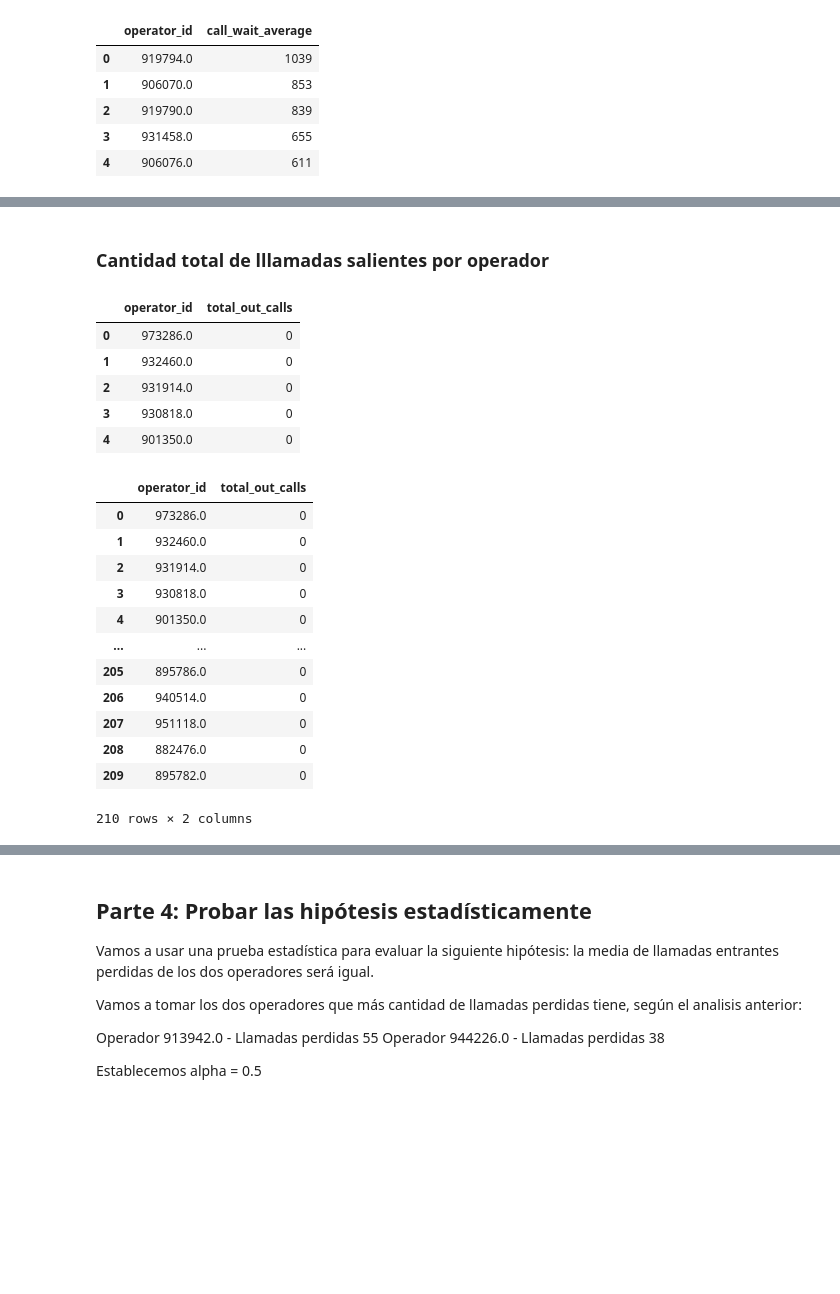
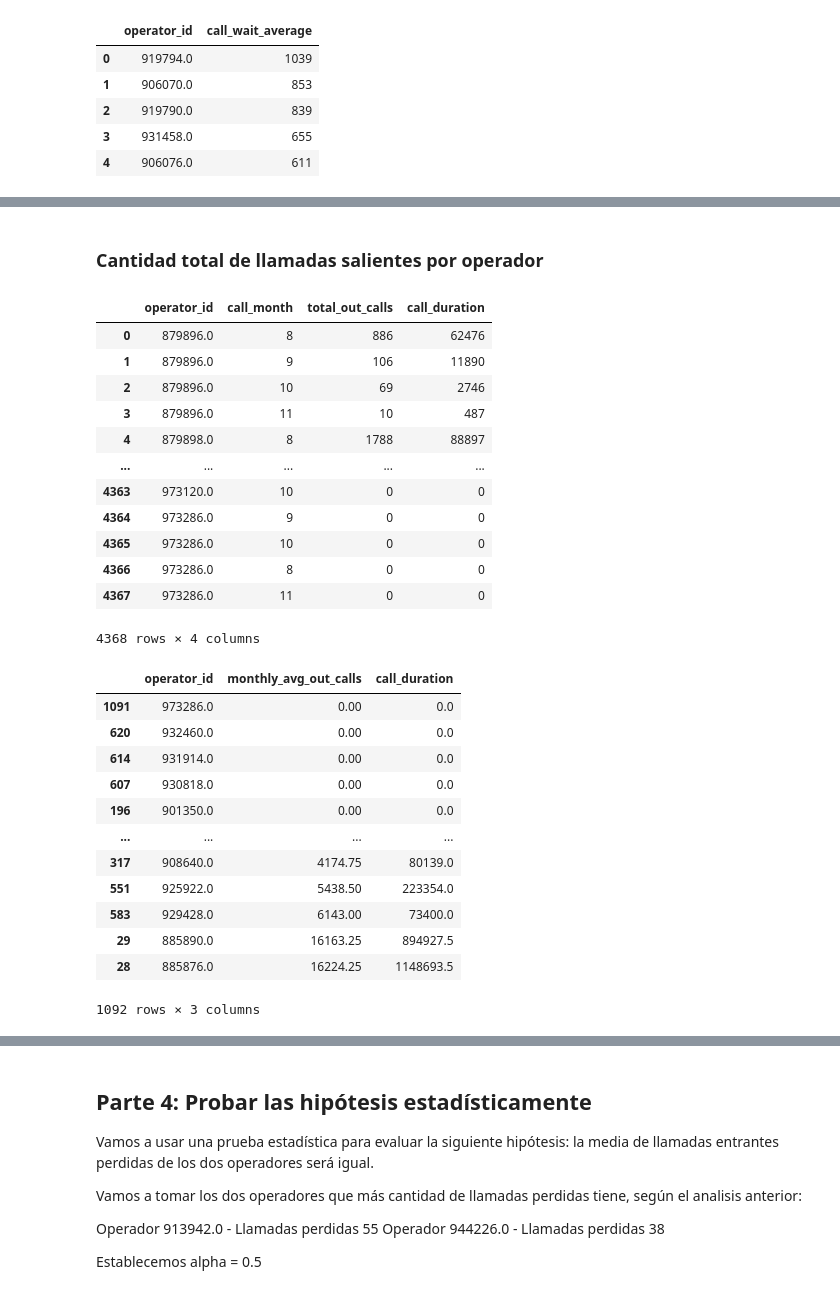
Before and after one commit to melissacarvajal/TripleTen-Final-Project, a Jupyter notebook: EDA Telecomunicaciones/Proyecto Final - CallMeMaybe.ipynb, the cells around one changed output, grey strips where cells are left out. Cells and saved outputs as stored; diff of their text form; code cells hidden in the pictures; blank space fills up the shorter version.

Commit message:
finishing touches to CallMeMaybe Notebook

```diff
--- a/EDA Telecomunicaciones/Proyecto Final - CallMeMaybe.ipynb
+++ b/EDA Telecomunicaciones/Proyecto Final - CallMeMaybe.ipynb
@@ -250,6 +233,10 @@ Valores ausentes en la columna operator_id:
 | 53893 | 168606 | 2019-11-08 00:00:00+03:00 | in | False | NaN | True | 6 | 0 | ... |
 | 53901 | 168606 | 2019-11-19 00:00:00+03:00 | in | False | NaN | True | 2 | 0 | ... |
 8172 rows × 10 columns
+# %%
+# eliminanos los valores ausentes de la columna 'internal'
+
+telecom_dataset = telecom_dataset.dropna(subset='internal')
 # %%
 # valores duplicados
 
@@ -398,39 +486,55 @@ plt.show()
 # %% [markdown]
-### Cantidad total de lllamadas salientes por operador
+### Cantidad total de llamadas salientes por operador
 # %%
-# Para cada operador, encuentra la cantidad total de llamdas salientes. Utiliza método groupby()
+# Para cada operador, encuentra la cantidad total de llamdas salientes cada mes. Utiliza método groupby()
 
-out_calls_total = (
+telecom_dataset['call_month'] = telecom_dataset['date_only'].dt.month
+
+out_calls_total_per_moth = (
     telecom_dataset[telecom_dataset['direction'] == 'out']
-    .groupby('operator_id').agg({'calls_count':'sum'})
-    .sort_values(by='calls_count',ascending = True)
+    .groupby(['operator_id','call_month']).agg({'calls_count':'sum','call_duration':'sum'})
+    .sort_values(by='operator_id',ascending = True)
     .rename(columns={'calls_count':'total_out_calls'})
     .reset_index()
 )
 
-display(out_calls_total.head())
+out_calls_total_per_moth
 # %% [output]
-|  | operator_id | total_out_calls |
-| 0 | 973286.0 | 0 |
-| 1 | 932460.0 | 0 |
-| 2 | 931914.0 | 0 |
-| 3 | 930818.0 | 0 |
-| 4 | 901350.0 | 0 |
+|  | operator_id | call_month | total_out_calls | call_duration |
+| 0 | 879896.0 | 8 | 886 | 62476 |
+| 1 | 879896.0 | 9 | 106 | 11890 |
+| 2 | 879896.0 | 10 | 69 | 2746 |
+| 3 | 879896.0 | 11 | 10 | 487 |
+| 4 | 879898.0 | 8 | 1788 | 88897 |
+| ... | ... | ... | ... | ... |
+| 4363 | 973120.0 | 10 | 0 | 0 |
+| 4364 | 973286.0 | 9 | 0 | 0 |
+| 4365 | 973286.0 | 10 | 0 | 0 |
+| 4366 | 973286.0 | 8 | 0 | 0 |
+| 4367 | 973286.0 | 11 | 0 | 0 |
+4368 rows × 4 columns
-# %%
-# Visualiza todos los operadores que no realizan llamadas salientes
-
-out_calls_total[out_calls_total['total_out_calls'] == 0]
-# %% [output]
-|  | operator_id | total_out_calls |
-| 0 | 973286.0 | 0 |
-| 1 | 932460.0 | 0 |
-| 2 | 931914.0 | 0 |
-| 3 | 930818.0 | 0 |
-| 4 | 901350.0 | 0 |
-| ... | ... | ... |
-| 205 | 895786.0 | 0 |
-| 206 | 940514.0 | 0 |
-| 207 | 951118.0 | 0 |
-| 208 | 882476.0 | 0 |
-| 209 | 895782.0 | 0 |
-210 rows × 2 columns
+# %%
+# para cada operador, encuentra el promedio de llamadas salientes al mes
+
+out_calls_total_per_moth_avg = (
+    out_calls_total_per_moth.groupby('operator_id').mean()[['total_out_calls','call_duration']]
+    .reset_index()
+    .sort_values(by='total_out_calls')
+    .rename(columns={'total_out_calls':'monthly_avg_out_calls'})
+)
+
+out_calls_total_per_moth_avg
+# %% [output]
+|  | operator_id | monthly_avg_out_calls | call_duration |
+| 1091 | 973286.0 | 0.00 | 0.0 |
+| 620 | 932460.0 | 0.00 | 0.0 |
+| 614 | 931914.0 | 0.00 | 0.0 |
+| 607 | 930818.0 | 0.00 | 0.0 |
+| 196 | 901350.0 | 0.00 | 0.0 |
+| ... | ... | ... | ... |
+| 317 | 908640.0 | 4174.75 | 80139.0 |
+| 551 | 925922.0 | 5438.50 | 223354.0 |
+| 583 | 929428.0 | 6143.00 | 73400.0 |
+| 29 | 885890.0 | 16163.25 | 894927.5 |
+| 28 | 885876.0 | 16224.25 | 1148693.5 |
+1092 rows × 3 columns
```
Also changed, not shown: parts of 33 cells of this notebook, 1 other file.
